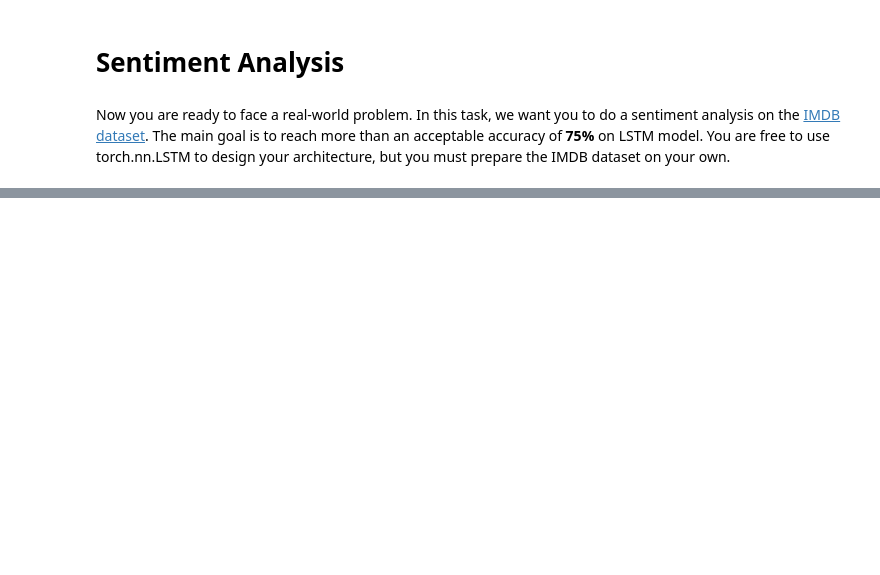
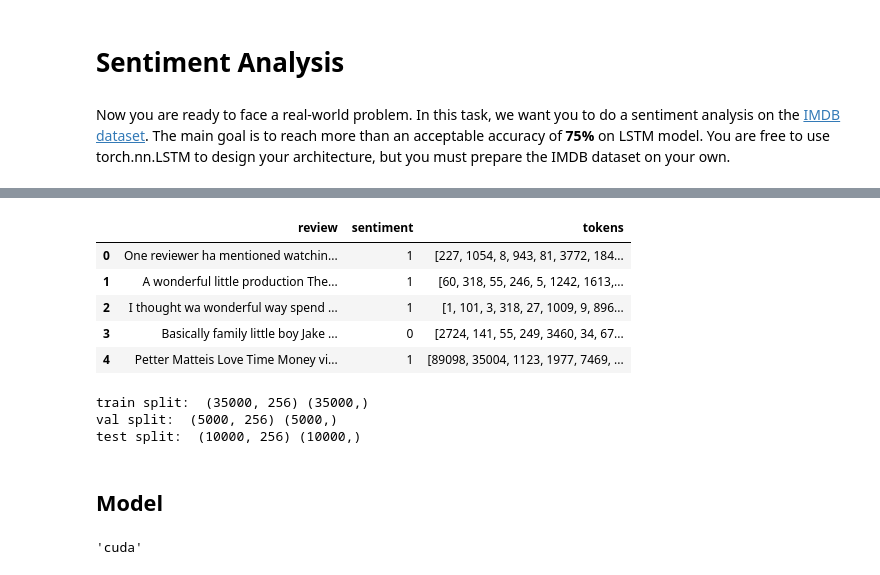
Before and after one commit to sehbeygi79/RNN-LSTM-Sentiment-Analysis, a Jupyter notebook: RNN.ipynb, the cells around one changed output, grey strips where cells are left out. Cells and saved outputs as stored; diff of their text form; code cells hidden in the pictures; blank space fills up the shorter version.

Commit message:
sentiment analysis added to the first notebook

```diff
--- a/RNN.ipynb
+++ b/RNN.ipynb
@@ -522,0 +593,6 @@ Now you are ready to face a real-world problem. In this task, we want you to do
+# %%
+imdb_dataset = IMDBDataset(
+    dataset_path="/kaggle/input/imdb-dataset-of-50k-movie-reviews/IMDB Dataset.csv"
+)
+preprocessed_df = imdb_dataset.do_preprocessing()
+preprocessed_df.head()
@@ -522,0 +606,67 @@ Now you are ready to face a real-world problem. In this task, we want you to do
+# %%
+def make_dictionary(preprocessed_df):
+    all_words = " ".join(preprocessed_df.review.values).split()
+    counter = Counter(all_words)
+    vocab = sorted(counter, key=counter.get, reverse=True)
+
+    idx_to_token = dict(enumerate(vocab, 1))
+    idx_to_token[0] = "<PADDING>"
+    token_to_idx = {token: idx for idx, token in idx_to_token.items()}
+
+    return idx_to_token, token_to_idx
+
+
+def pad_sequence(sequence, seq_length):
+    if len(sequence) >= seq_length:
+        return sequence[:seq_length]
+    else:
+        padded_sequence = sequence + [0] * (seq_length - len(sequence))
+        return padded_sequence
+# %%
+idx_to_token, token_to_idx = make_dictionary(preprocessed_df)
+preprocessed_df["tokens"] = preprocessed_df["review"].apply(
+    lambda x: [token_to_idx[token] for token in x.split()]
+)
+
+seq_length = 256
+preprocessed_df["tokens"] = preprocessed_df["tokens"].apply(
+    lambda x: pad_sequence(x, seq_length)
+)
+
+preprocessed_df.head()
+# %% [output]
+|  | review | sentiment | tokens |
+| 0 | One reviewer ha mentioned watchin... | 1 | [227, 1054, 8, 943, 81, 3772, 184... |
+| 1 | A wonderful little production The... | 1 | [60, 318, 55, 246, 5, 1242, 1613,... |
+| 2 | I thought wa wonderful way spend ... | 1 | [1, 101, 3, 318, 27, 1009, 9, 896... |
+| 3 | Basically family little boy Jake ... | 0 | [2724, 141, 55, 249, 3460, 34, 67... |
+| 4 | Petter Matteis Love Time Money vi... | 1 | [89098, 35004, 1123, 1977, 7469, ... |
+# %%
+y = np.array(preprocessed_df["sentiment"].tolist())
+X = np.array(preprocessed_df["tokens"].tolist())
+
+train_frac, val_frac, test_frac = 0.7, 0.1, 0.2
+train_size = int(train_frac * len(X))
+val_size = int(val_frac * len(X))
+
+X_train, y_train = X[:train_size], y[:train_size]
+X_val, y_val = (
+    X[train_size : train_size + val_size],
+    y[train_size : train_size + val_size],
+)
+X_test, y_test = X[train_size + val_size :], y[train_size + val_size :]
+
+print("train split: ", X_train.shape, y_train.shape)
+print("val split: ", X_val.shape, y_val.shape)
+print("test split: ", X_test.shape, y_test.shape)
+# %% [output]
+train split:  (35000, 256) (35000,)
+val split:  (5000, 256) (5000,)
+test split:  (10000, 256) (10000,)
+# %% [markdown]
+## Model
+# %%
+device = "cuda" if torch.cuda.is_available() else "cpu"
+device
+# %% [output]
+'cuda'
```
Also changed, not shown: parts of 21 cells of this notebook, 1 other file.
